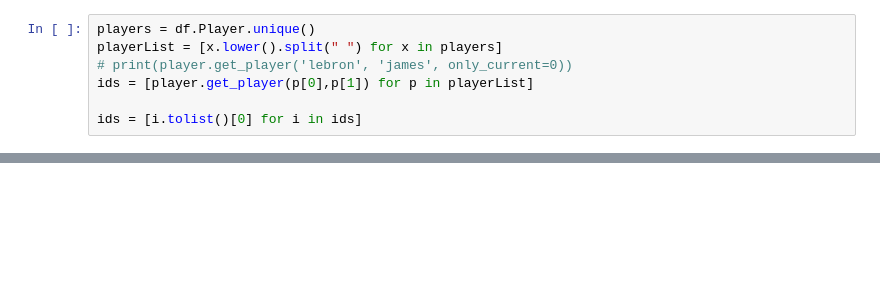
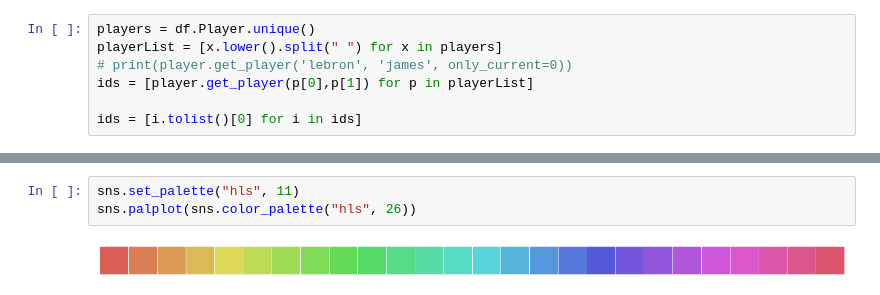
Before and after one commit to scottyla19/nylon, a Jupyter notebook: lebron-playoffs/lebron.ipynb, the cells around one changed output, grey strips where cells are left out. Saved outputs shown, nothing was run; the diff lists cells and outputs as text; blank space fills up the shorter version.

```diff
--- a/lebron-playoffs/lebron.ipynb
+++ b/lebron-playoffs/lebron.ipynb
@@ -90,0 +163,5 @@ Text(0,0.5,'VORP')
+# %%
+sns.set_palette("hls", 11)
+sns.palplot(sns.color_palette("hls", 26))
+# %% [output]
+[figure, added]
```
Also changed, not shown: parts of 9 cells of this notebook, 6 other files.
